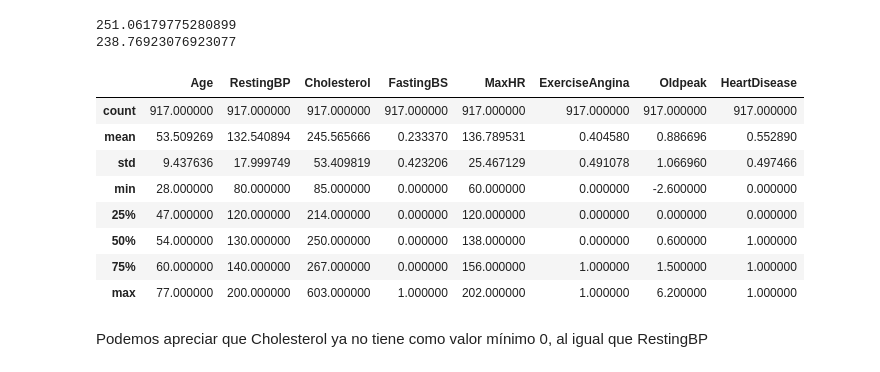
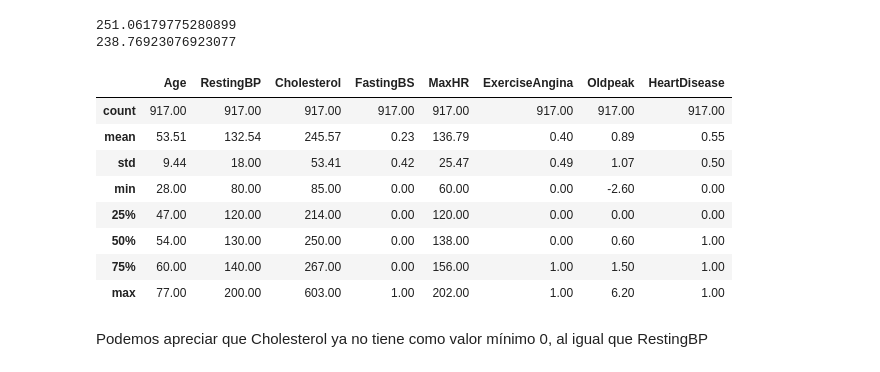
Before and after one commit to fabianestayt/Project-2, a Jupyter notebook: project_heart.ipynb, the cells around one changed output. Drawn from its saved outputs; the diff is of its cells as text; code cells hidden in the pictures.

```diff
--- a/project_heart.ipynb
+++ b/project_heart.ipynb
@@ -159,17 +162,17 @@ print(promedio0)
 df.loc[(df['Cholesterol'] == 0) & (df['HeartDisease'] == 1), 'Cholesterol'] = promedio1
 df.loc[(df['Cholesterol'] == 0) & (df['HeartDisease'] == 0), 'Cholesterol'] = promedio0
 # %%
-df.describe()
+df.describe().round(2)
 # %% [output]
 |  | Age | RestingBP | Cholesterol | FastingBS | MaxHR | ExerciseAngina | Oldpeak | HeartDisease |
-| count | 917.000000 | 917.000000 | 917.000000 | 917.000000 | 917.000000 | 917.000000 | 917.000000 | 917.000000 |
-| mean | 53.509269 | 132.540894 | 245.565666 | 0.233370 | 136.789531 | 0.404580 | 0.886696 | 0.552890 |
-| std | 9.437636 | 17.999749 | 53.409819 | 0.423206 | 25.467129 | 0.491078 | 1.066960 | 0.497466 |
-| min | 28.000000 | 80.000000 | 85.000000 | 0.000000 | 60.000000 | 0.000000 | -2.600000 | 0.000000 |
-| 25% | 47.000000 | 120.000000 | 214.000000 | 0.000000 | 120.000000 | 0.000000 | 0.000000 | 0.000000 |
-| 50% | 54.000000 | 130.000000 | 250.000000 | 0.000000 | 138.000000 | 0.000000 | 0.600000 | 1.000000 |
-| 75% | 60.000000 | 140.000000 | 267.000000 | 0.000000 | 156.000000 | 1.000000 | 1.500000 | 1.000000 |
-| max | 77.000000 | 200.000000 | 603.000000 | 1.000000 | 202.000000 | 1.000000 | 6.200000 | 1.000000 |
+| count | 917.00 | 917.00 | 917.00 | 917.00 | 917.00 | 917.00 | 917.00 | 917.00 |
+| mean | 53.51 | 132.54 | 245.57 | 0.23 | 136.79 | 0.40 | 0.89 | 0.55 |
+| std | 9.44 | 18.00 | 53.41 | 0.42 | 25.47 | 0.49 | 1.07 | 0.50 |
+| min | 28.00 | 80.00 | 85.00 | 0.00 | 60.00 | 0.00 | -2.60 | 0.00 |
+| 25% | 47.00 | 120.00 | 214.00 | 0.00 | 120.00 | 0.00 | 0.00 | 0.00 |
+| 50% | 54.00 | 130.00 | 250.00 | 0.00 | 138.00 | 0.00 | 0.60 | 1.00 |
+| 75% | 60.00 | 140.00 | 267.00 | 0.00 | 156.00 | 1.00 | 1.50 | 1.00 |
+| max | 77.00 | 200.00 | 603.00 | 1.00 | 202.00 | 1.00 | 6.20 | 1.00 |
 # %% [markdown]
 Podemos apreciar que Cholesterol ya no tiene como valor mínimo 0, al igual que RestingBP
 # %%
```
Also changed, not shown: parts of 13 cells of this notebook, 1 other file.
